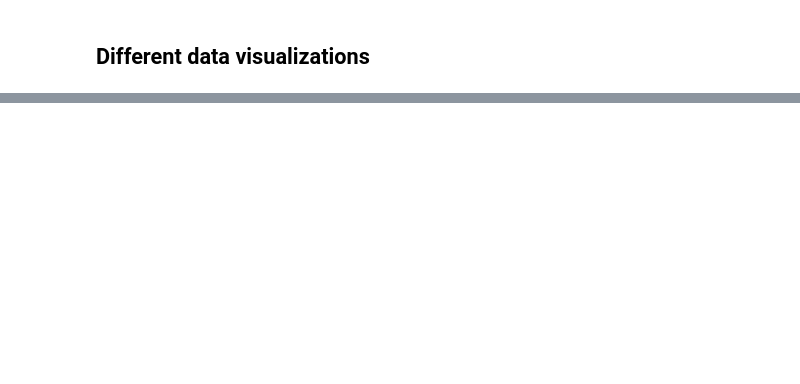
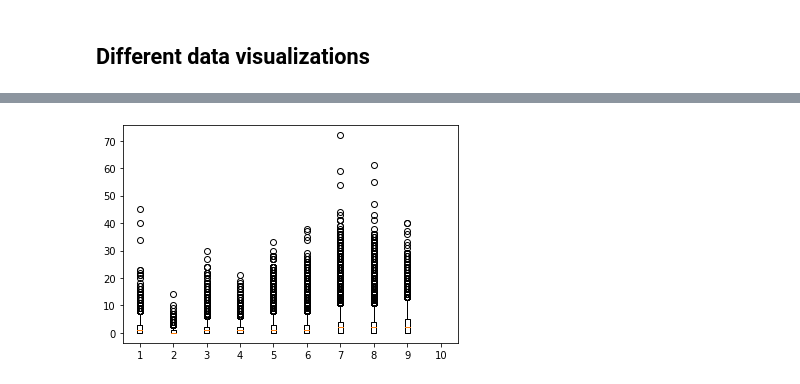
Before and after one commit to giacomogreggio/HSL-citybikes-predictor, a Jupyter notebook: HSL_citybikes_predictor.ipynb, the cells around one changed output, grey strips where cells are left out. Drawn from its saved outputs; the diff is of its cells as text; code cells hidden in the pictures; blank space fills up the shorter version.

```diff
--- a/HSL_citybikes_predictor.ipynb
+++ b/HSL_citybikes_predictor.ipynb
@@ -245,0 +271,9 @@ all_data["datetime"].dt
+# %%
+subset = all_data[(all_data["datetime"].dt.hour == 14)]
+
+for rating in range(1,11):
+  rating_subset = subset[subset["weather_rate"] == rating]
+  plt.boxplot(rating_subset["departures"], positions=[rating])
+plt.show()
+# %% [output]
+[figure, added]
```
Also changed, not shown: parts of 6 cells of this notebook.
